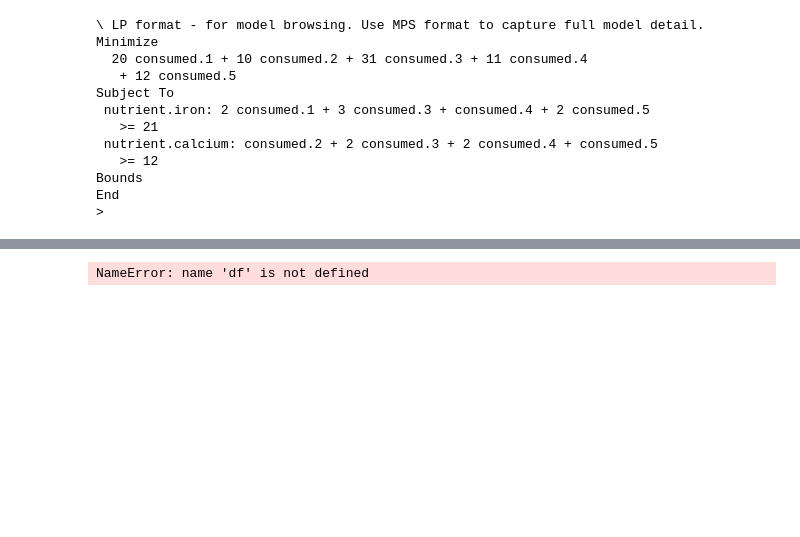
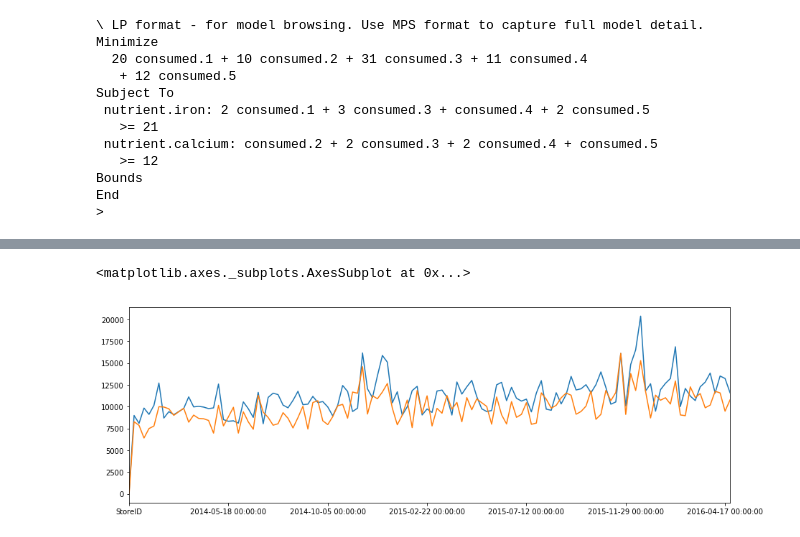
Before and after one commit to Charleo85/uvacase, a Jupyter notebook: data/Data.ipynb, the cells around one changed output, grey strips where cells are left out. Cells and saved outputs as stored; diff of their text form; code cells hidden in the pictures; blank space fills up the shorter version.

```diff
--- a/data/Data.ipynb
+++ b/data/Data.ipynb
@@ -56,8 +85,8 @@ spe.head()
 | 3 | 4 | NH | Strip Mall | 39 | 2 | 601455 | 24 | ... |
 | 4 | 5 | NJ | Standalone | 20 | 1 | 749164 | 24 | ... |
 # %%
-df.iloc[278].plot(figsize=(15,5))
-df.iloc[21].plot(figsize=(15,5))
-#df.iloc[31].plot(figsize=(15,5))
+fin.iloc[278].plot(figsize=(15,5))
+fin.iloc[21].plot(figsize=(15,5))
 # %% [output]
-NameError: name 'df' is not defined
+<matplotlib.axes._subplots.AxesSubplot at 0x...>
+[figure, added]
```
Also changed, not shown: parts of 2 cells of this notebook.
